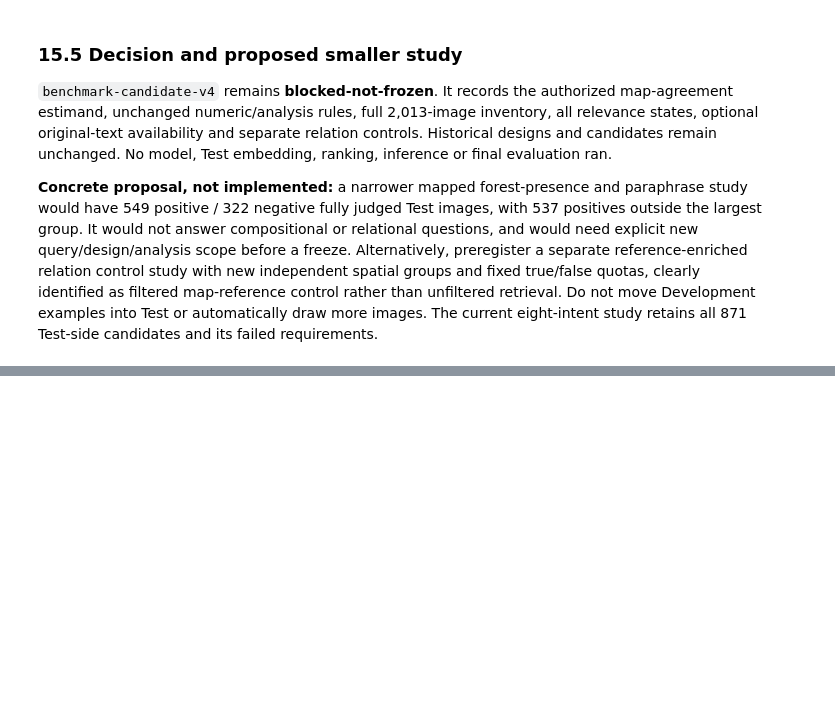
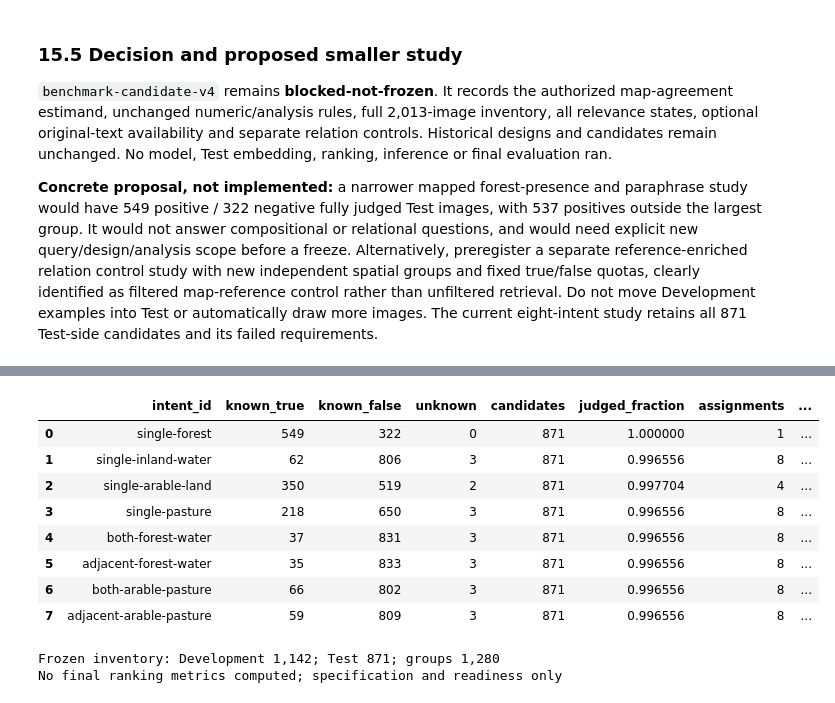
Before and after one commit to manuelmiddendorf/earth-observation, a Jupyter notebook: notebooks/02_benchmark_construction.ipynb, the cells around one changed output, grey strips where cells are left out. Saved outputs shown, nothing was run; the diff lists cells and outputs as text; code cells hidden in the pictures; blank space fills up the shorter version.

Commit message:
Freeze benchmark under explicit partial-reference analysis protocol (#9)

```diff
--- a/notebooks/02_benchmark_construction.ipynb
+++ b/notebooks/02_benchmark_construction.ipynb
@@ -129,3 +129,7 @@ pd.DataFrame(
         for name, definition in rules["classes"].items()
     ]
 )
+
+FROZEN_DESIGN_PATH = ROOT / "config/benchmark-design-v3.json"
+ANALYSIS_PROTOCOL_PATH = ROOT / "config/analysis-protocol-v1.json"
+FROZEN_BENCHMARK_PATH = ROOT / "manifests/benchmark-freeze-v1.json"
@@ -2012,0 +2028,30 @@ its failed requirements.
+# %%
+from earth_observation.analysis_protocol import (
+    load_frozen_benchmark,
+    validate_analysis_revision,
+)
+
+frozen_design = json.loads(FROZEN_DESIGN_PATH.read_text())
+analysis_protocol = json.loads(ANALYSIS_PROTOCOL_PATH.read_text())
+validate_analysis_revision(frozen_design, expanded_design, analysis_protocol)
+frozen_record = load_frozen_benchmark(FROZEN_BENCHMARK_PATH, ROOT)
+readiness = frozen_record["analysis_readiness"]
+assert frozen_record["status"] == "frozen" and not readiness["blockers"]
+assert frozen_record["main_candidates"] == expanded_record["main_candidates"]
+assert frozen_record["relevance"] == expanded_record["relevance"]
+reference_coverage = pd.DataFrame(readiness["reference_coverage"])
+display(reference_coverage)
+print("Frozen inventory: Development 1,142; Test 871; groups 1,280")
+print("No final ranking metrics computed; specification and readiness only")
+# %% [output]
+|  | intent_id | known_true | known_false | unknown | candidates | judged_fraction | assignments | ... |
+| 0 | single-forest | 549 | 322 | 0 | 871 | 1.000000 | 1 | ... |
+| 1 | single-inland-water | 62 | 806 | 3 | 871 | 0.996556 | 8 | ... |
+| 2 | single-arable-land | 350 | 519 | 2 | 871 | 0.997704 | 4 | ... |
+| 3 | single-pasture | 218 | 650 | 3 | 871 | 0.996556 | 8 | ... |
+| 4 | both-forest-water | 37 | 831 | 3 | 871 | 0.996556 | 8 | ... |
+| 5 | adjacent-forest-water | 35 | 833 | 3 | 871 | 0.996556 | 8 | ... |
+| 6 | both-arable-pasture | 66 | 802 | 3 | 871 | 0.996556 | 8 | ... |
+| 7 | adjacent-arable-pasture | 59 | 809 | 3 | 871 | 0.996556 | 8 | ... |
+Frozen inventory: Development 1,142; Test 871; groups 1,280
+No final ranking metrics computed; specification and readiness only
```
Also changed, not shown: parts of 5 cells of this notebook, 10 other files.
